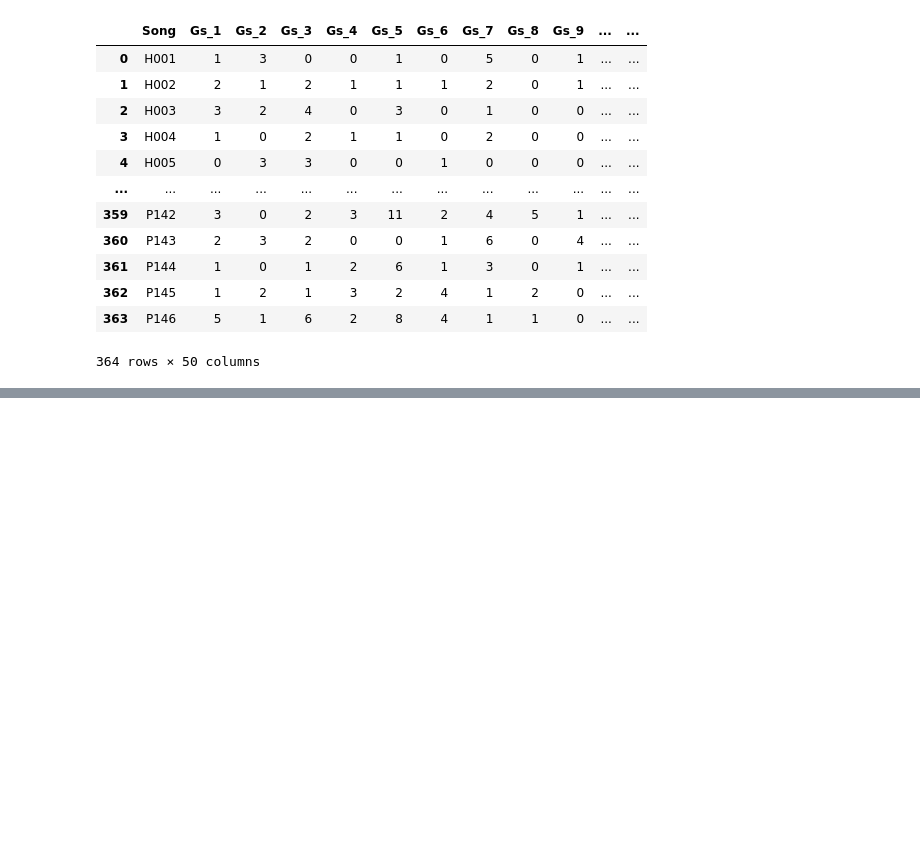
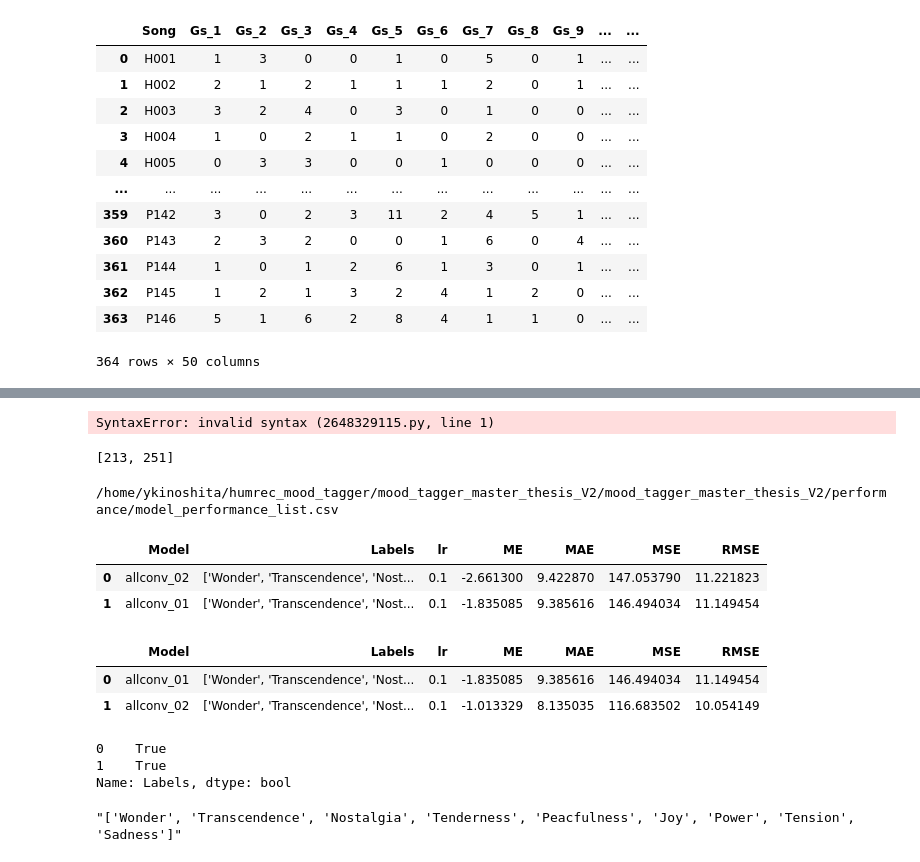
Before and after one commit to JPNMint/automatic_music_mood_tagging, a Jupyter notebook: mood_tagger_master_thesis_V2/meeting.ipynb, the cells around one changed output, grey strips where cells are left out. Saved outputs shown, nothing was run; the diff lists cells and outputs as text; code cells hidden in the pictures; blank space fills up the shorter version.

```diff
--- a/mood_tagger_master_thesis_V2/meeting.ipynb
+++ b/mood_tagger_master_thesis_V2/meeting.ipynb
@@ -180,0 +273,26 @@ pd.read_csv('/home/ykinoshita/humrec_mood_tagger/mood_tagger_master_thesis_V2/da
+# %%
+any(df['A'].apply(lambda x: x == *[213, 251]))
+# %% [output]
+SyntaxError: invalid syntax (2648329115.py, line 1)
+# %%
+from itertools import chain
+list(chain.from_iterable([[213, 251]]))
+# %% [output]
+[213, 251]
+# %%
+import pathlib as Path
+print(Path.Path.cwd() /'mood_tagger_master_thesis_V2/performance/model_performance_list.csv')
+# %% [output]
+/home/ykinoshita/humrec_mood_tagger/mood_tagger_master_thesis_V2/mood_tagger_master_thesis_V2/performance/model_performance_list.csv
+# %%
+pd.read_csv(Path.Path.cwd() /'performance/model_performance_list.csv')
+# %% [output]
+|  | Model | Labels | lr | ME | MAE | MSE | RMSE |
+| 0 | allconv_02 | ['Wonder', 'Transcendence', 'Nost... | 0.1 | -2.661300 | 9.422870 | 147.053790 | 11.221823 |
+| 1 | allconv_01 | ['Wonder', 'Transcendence', 'Nost... | 0.1 | -1.835085 | 9.385616 | 146.494034 | 11.149454 |
+# %%
+pd.read_csv(Path.Path.cwd() /'performance/model_performance_list.csv')
+# %% [output]
+|  | Model | Labels | lr | ME | MAE | MSE | RMSE |
+| 0 | allconv_01 | ['Wonder', 'Transcendence', 'Nost... | 0.1 | -1.835085 | 9.385616 | 146.494034 | 11.149454 |
+| 1 | allconv_02 | ['Wonder', 'Transcendence', 'Nost... | 0.1 | -1.013329 | 8.135035 | 116.683502 | 10.054149 |
@@ -180,0 +303,6 @@ pd.read_csv('/home/ykinoshita/humrec_mood_tagger/mood_tagger_master_thesis_V2/da
+# %%
+csv_file['Labels'] == "['Wonder', 'Transcendence', 'Nostalgia', 'Tenderness', 'Peacfulness', 'Joy', 'Power', 'Tension', 'Sadness']"
+# %% [output]
+0    True
+1    True
+Name: Labels, dtype: bool
@@ -180,0 +311,4 @@ pd.read_csv('/home/ykinoshita/humrec_mood_tagger/mood_tagger_master_thesis_V2/da
+# %%
+f"{labels}"
+# %% [output]
+"['Wonder', 'Transcendence', 'Nostalgia', 'Tenderness', 'Peacfulness', 'Joy', 'Power', 'Tension', 'Sadness']"
```
Also changed, not shown: parts of 11 cells of this notebook, 10 other files.
